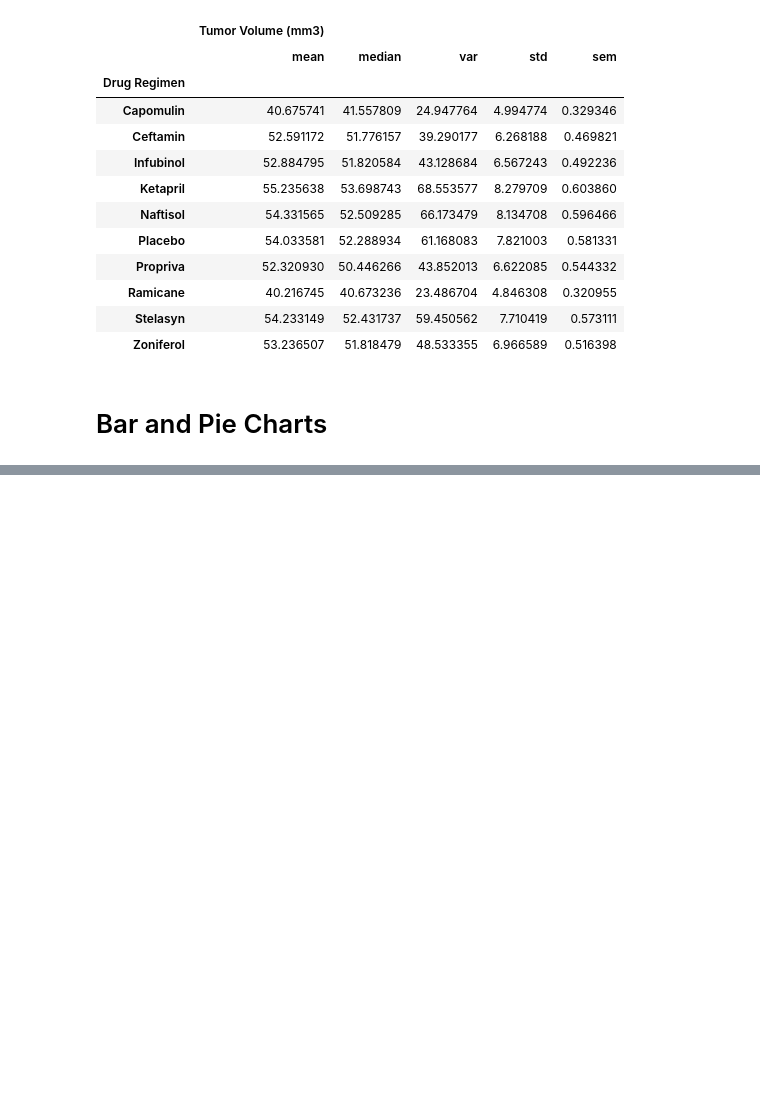
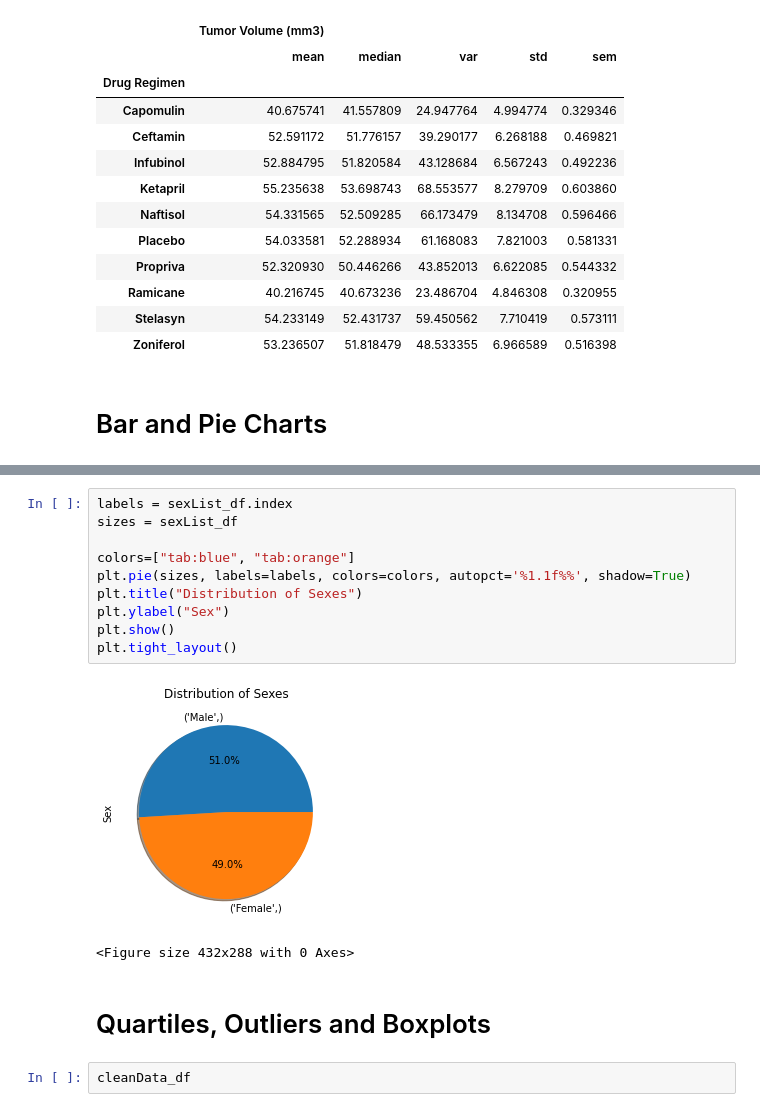
Before and after one commit to WayneJ2/Matplotlib-challenge, a Jupyter notebook: MatplotlibCode.ipynb, the cells around one changed output, grey strips where cells are left out. Drawn from its saved outputs; the diff is of its cells as text; blank space fills up the shorter version.

Commit message:
50 percent completion
Working on quartiles and boxplots

```diff
--- a/MatplotlibCode.ipynb
+++ b/MatplotlibCode.ipynb
@@ -107,0 +151,17 @@ cleanData_df[["Drug Regimen","Tumor Volume (mm3)"]].groupby("Drug Regimen").agg(
+# %%
+labels = sexList_df.index
+sizes = sexList_df
+
+colors=["tab:blue", "tab:orange"]
+plt.pie(sizes, labels=labels, colors=colors, autopct='%1.1f%%', shadow=True)
+plt.title("Distribution of Sexes")
+plt.ylabel("Sex")
+plt.show()
+plt.tight_layout()
+# %% [output]
+[figure, added]
+<Figure size 432x288 with 0 Axes>
+# %% [markdown]
+# Quartiles, Outliers and Boxplots
+# %%
+cleanData_df
```
Also changed, not shown: parts of 10 cells of this notebook.
